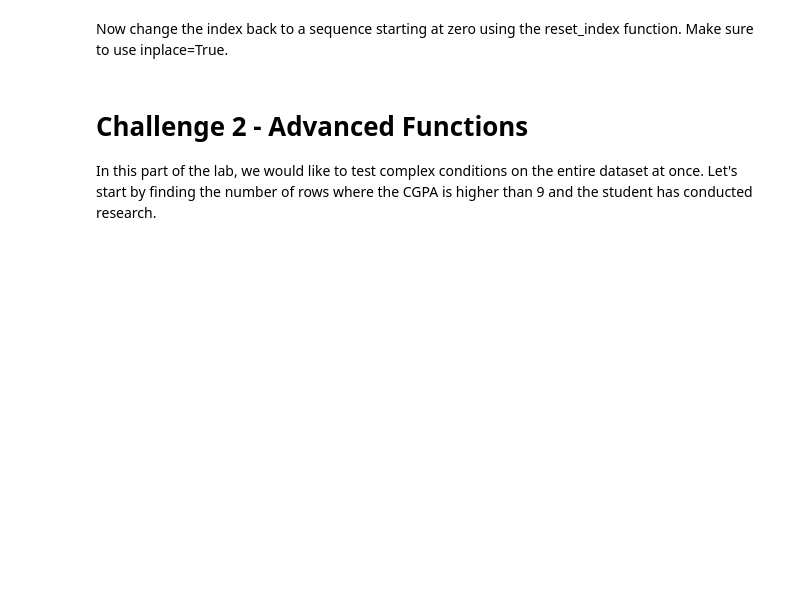
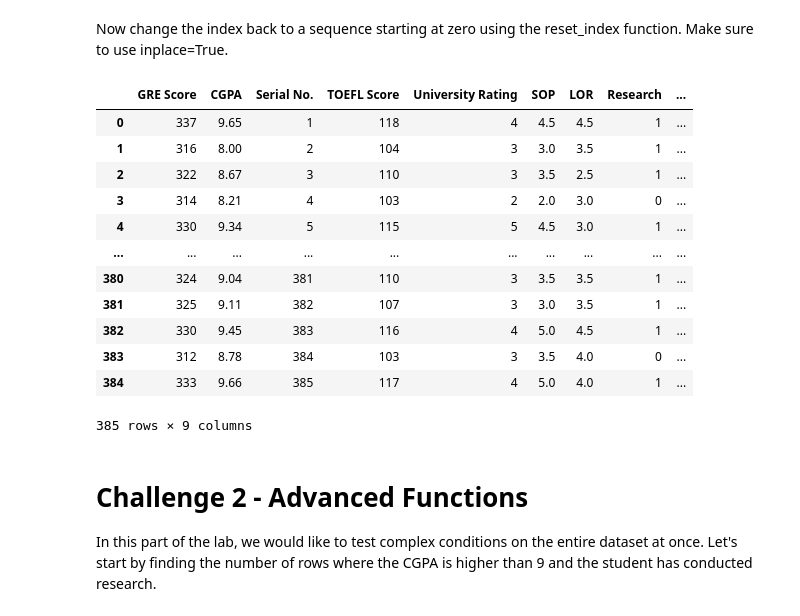
Before and after one commit to Malvagfr/dataptmad1121_labs, a Jupyter notebook: module-2/advanced-pandas/your-code/main.ipynb, the cells around one changed output. Saved outputs shown, nothing was run; the diff lists cells and outputs as text; code cells hidden in the pictures; blank space fills up the shorter version.

```diff
--- a/module-2/advanced-pandas/your-code/main.ipynb
+++ b/module-2/advanced-pandas/your-code/main.ipynb
@@ -106,3 +107,4 @@ Series([], dtype: object)
 Replace the index with an index comprised of two columns - `GRE Score` and `CGPA`. Remove the columns from the dataset as well. Make sure to use `inplace=True`.
 # %%
 # your code here
+df_admission.set_index(['GRE Score','CGPA'],inplace=True)
@@ -110,6 +129,23 @@ Replace the index with an index comprised of two columns - `GRE Score` and `CGPA
 Now change the index back to a sequence starting at zero using the reset_index function. Make sure to use inplace=True.
 # %%
 # your code here
+df_admission.reset_index(inplace=True)
+# %%
+df_admission
+# %% [output]
+|  | GRE Score | CGPA | Serial No. | TOEFL Score | University Rating | SOP | LOR | Research | ... |
+| 0 | 337 | 9.65 | 1 | 118 | 4 | 4.5 | 4.5 | 1 | ... |
+| 1 | 316 | 8.00 | 2 | 104 | 3 | 3.0 | 3.5 | 1 | ... |
+| 2 | 322 | 8.67 | 3 | 110 | 3 | 3.5 | 2.5 | 1 | ... |
+| 3 | 314 | 8.21 | 4 | 103 | 2 | 2.0 | 3.0 | 0 | ... |
+| 4 | 330 | 9.34 | 5 | 115 | 5 | 4.5 | 3.0 | 1 | ... |
+| ... | ... | ... | ... | ... | ... | ... | ... | ... | ... |
+| 380 | 324 | 9.04 | 381 | 110 | 3 | 3.5 | 3.5 | 1 | ... |
+| 381 | 325 | 9.11 | 382 | 107 | 3 | 3.0 | 3.5 | 1 | ... |
+| 382 | 330 | 9.45 | 383 | 116 | 4 | 5.0 | 4.5 | 1 | ... |
+| 383 | 312 | 8.78 | 384 | 103 | 3 | 3.5 | 4.0 | 0 | ... |
+| 384 | 333 | 9.66 | 385 | 117 | 4 | 5.0 | 4.0 | 1 | ... |
+385 rows × 9 columns
 # %% [markdown]
 # Challenge 2 - Advanced Functions
 
```
Also changed, not shown: parts of 7 cells of this notebook.
